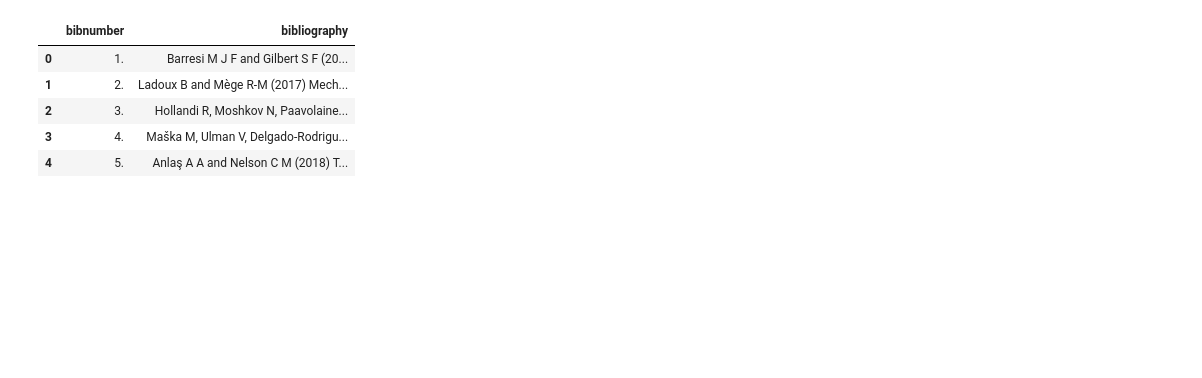
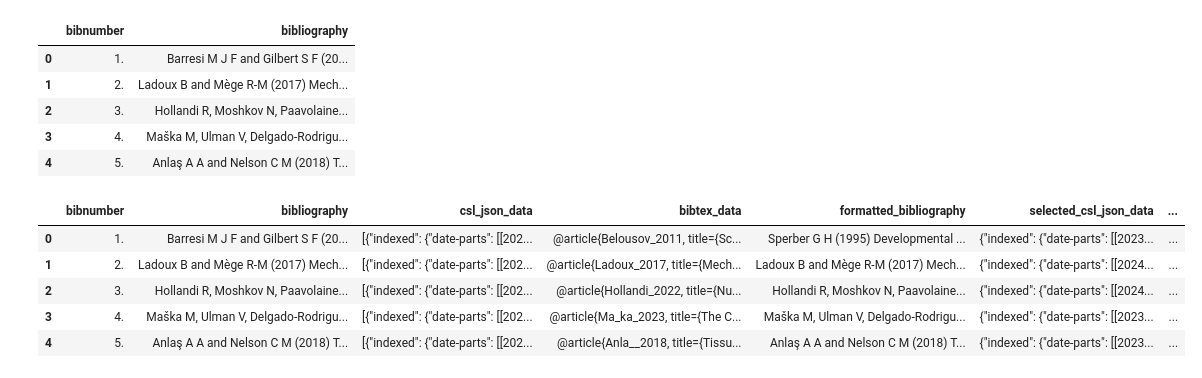
Before and after one commit to yfukai/bibverifier, a Jupyter notebook: testcode/test2/testcode.ipynb, the cells around one changed output. Saved outputs shown, nothing was run; the diff lists cells and outputs as text; code cells hidden in the pictures; blank space fills up the shorter version.

```diff
--- a/testcode/test2/testcode.ipynb
+++ b/testcode/test2/testcode.ipynb
@@ -63,0 +76,4 @@ bibliography_df.to_csv("testdata_csl_json.csv")
+# %%
+# XXX Ad hoc fix for a encoding bug; Should be fixed later
+bibliography_df["bibtex_data"] = bibliography_df["bibtex_data"].str.replace("â€“","-")
+bibliography_df.loc[11,"bibtex_data"]
@@ -64,3 +92,12 @@ bibliography_df.to_csv("testdata_csl_json.csv")
+# %%
+bibliography_df.head()
+# %% [output]
+|  | bibnumber | bibliography | csl_json_data | bibtex_data | formatted_bibliography | selected_csl_json_data | ... |
+| 0 | 1. | Barresi M J F and Gilbert S F (20... | [{"indexed": {"date-parts": [[202... | @article{Belousov_2011, title={Sc... | Sperber G H (1995) Developmental ... | {"indexed": {"date-parts": [[2023... | ... |
+| 1 | 2. | Ladoux B and Mège R-M (2017) Mech... | [{"indexed": {"date-parts": [[202... | @article{Ladoux_2017, title={Mech... | Ladoux B and Mège R-M (2017) Mech... | {"indexed": {"date-parts": [[2024... | ... |
+| 2 | 3. | Hollandi R, Moshkov N, Paavolaine... | [{"indexed": {"date-parts": [[202... | @article{Hollandi_2022, title={Nu... | Hollandi R, Moshkov N, Paavolaine... | {"indexed": {"date-parts": [[2024... | ... |
+| 3 | 4. | Maška M, Ulman V, Delgado-Rodrigu... | [{"indexed": {"date-parts": [[202... | @article{Ma_ka_2023, title={The C... | Maška M, Ulman V, Delgado-Rodrigu... | {"indexed": {"date-parts": [[2023... | ... |
+| 4 | 5. | Anlaş A A and Nelson C M (2018) T... | [{"indexed": {"date-parts": [[202... | @article{Anla__2018, title={Tissu... | Anlaş A A and Nelson C M (2018) T... | {"indexed": {"date-parts": [[2023... | ... |
 # %%
 def _calc_similarity(b1,b2):
     s1 = set(b1.split())
```
Also changed, not shown: parts of 19 cells of this notebook, 13 other files.
